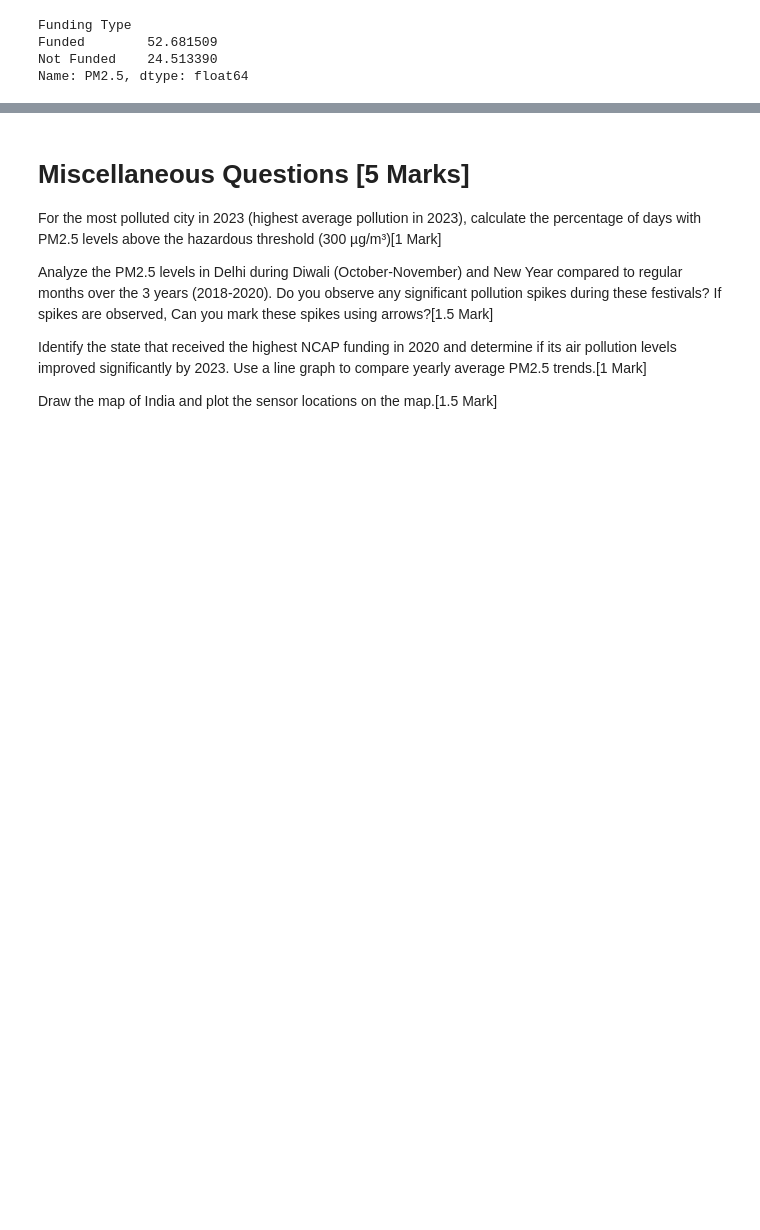
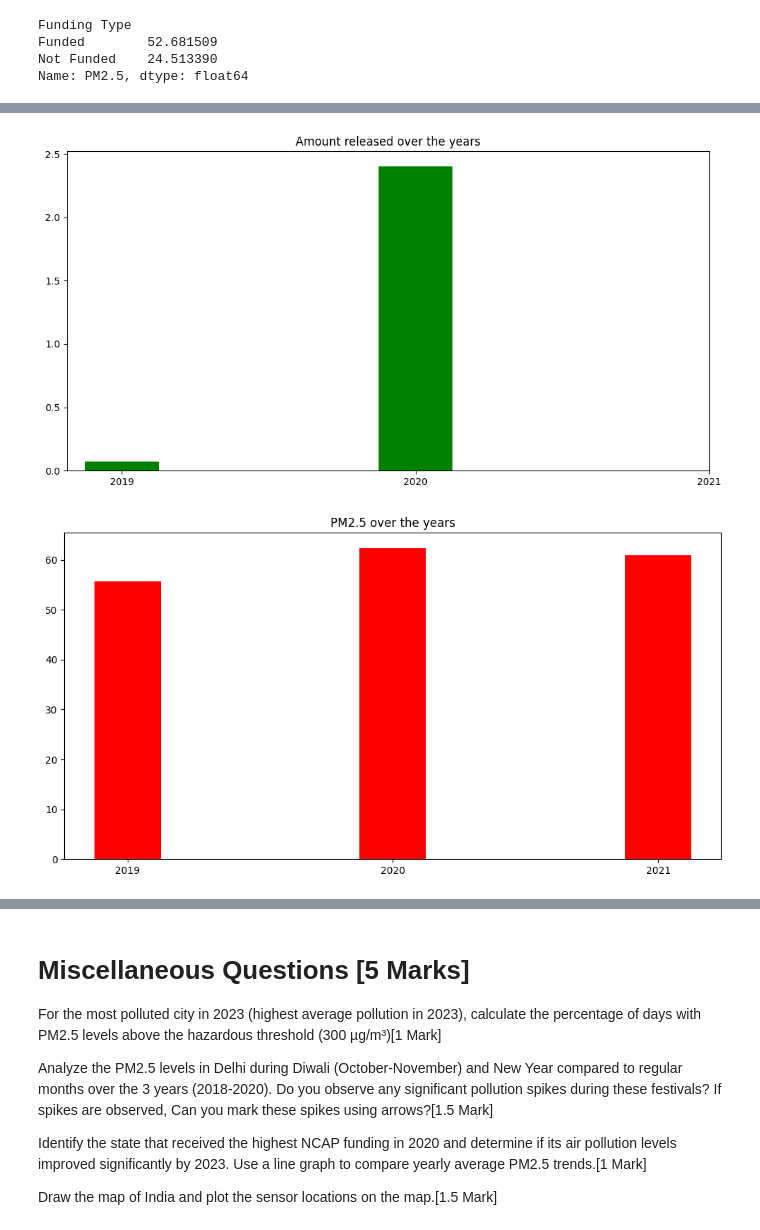
Before and after one commit to ishaank17/PSDV-Grp-ES-114-, a Jupyter notebook: Lab3(p2)/Lab3.ipynb, the cells around one changed output, grey strips where cells are left out. Cells and saved outputs as stored; diff of their text form; code cells hidden in the pictures; blank space fills up the shorter version.

```diff
--- a/Lab3(p2)/Lab3.ipynb
+++ b/Lab3(p2)/Lab3.ipynb
@@ -478,0 +455,56 @@ data.query("state== 'Assam'and (year== 2019 or year==2020 ) ").groupby(["city","
+# %%
+# Create a time series plot showing PM2.5 levels with an increment in NCAP funding for Assam.
+# Has an increment of the financing led to noticeable improvements in air quality?
+
+assamNcap=ncap.query("State == 'Assam'")
+
+
+ExtractedData=data.query("state== 'Assam'and (year== 2019 or year==2020 or year==2021) ").groupby(["city","year"])["PM2.5"].mean().reset_index()
+
+# data_2019=pd.merge(assamNcap[["city","Amount released during FY 2019-20"]],ExtractedData.query("year==2019").groupby("city")["PM2.5"].mean().reset_index(),how="outer",on="city")
+# fig, ax = plt.subplots(figsize=(12, 6))
+# bar_width = 0.25
+# x=np.arange(len(data_2019))
+# ax.bar(x,data_2019["Amount released during FY 2019-20"], width=bar_width,label="Amount released during FY 2019-20", color='Green')
+# plt.xticks(x,labels=np.array(data_2019["city"]))
+# plt.title("Amount released during FY 2019-20")
+# plt.show()
+# fig, ax = plt.subplots(figsize=(12, 6))
+# ax.bar(x,data_2019["PM2.5"], width=bar_width,label="PM2.5", color='Red')
+# plt.xticks(x,labels=np.array(data_2019["city"]))
+# plt.title("PM2.5 in 2019")
+# plt.show()
+
+# data_2020=pd.merge(assamNcap[["city","Amount released during FY 2020-21"]],ExtractedData.query("year==2020").groupby("city")["PM2.5"].mean().reset_index(),how="outer",on="city")
+# fig, ax = plt.subplots(figsize=(12, 6))
+# bar_width = 0.25
+# x=np.arange(len(data_2020))
+# ax.bar(x,data_2020["Amount released during FY 2020-21"], width=bar_width,label="Amount released during FY 2020-21", color='Green')
+# plt.xticks(x,labels=np.array(data_2020["city"]))
+# plt.title("Amount released during FY 2020-21")
+# plt.show()
+# fig, ax = plt.subplots(figsize=(12, 6))
+# ax.bar(x,data_2020["PM2.5"], width=bar_width,label="PM2.5", color='Red')
+# plt.xticks(x,labels=np.array(data_2020["city"]))
+# plt.title("PM2.5 in 2020")
+# plt.show()
+
+pmYearly=ExtractedData.groupby("year")["PM2.5"].mean().values
+ncapYearly=[assamNcap["Amount released during FY 2019-20"].mean(),assamNcap["Amount released during FY 2020-21"].mean(),assamNcap["Amount released during FY 2021-22"].mean()]
+
+fig, ax = plt.subplots(figsize=(12, 6))
+bar_width = 0.25
+x=np.arange(len(pmYearly))
+ax.bar(x,ncapYearly, width=bar_width,label="Amount released ", color='Green')
+plt.xticks(x,labels=np.sort(ExtractedData["year"].unique()))
+plt.title("Amount released over the years")
+plt.show()
+
+fig, ax = plt.subplots(figsize=(12, 6))
+ax.bar(x,pmYearly, width=bar_width,label="PM2.5", color='Red')
+plt.xticks(x,labels=np.sort(ExtractedData["year"].unique()))
+plt.title("PM2.5 over the years")
+plt.show()
+# %% [output]
+[figure, added]
+[figure, added]
```
Also changed, not shown: parts of 6 cells of this notebook.
